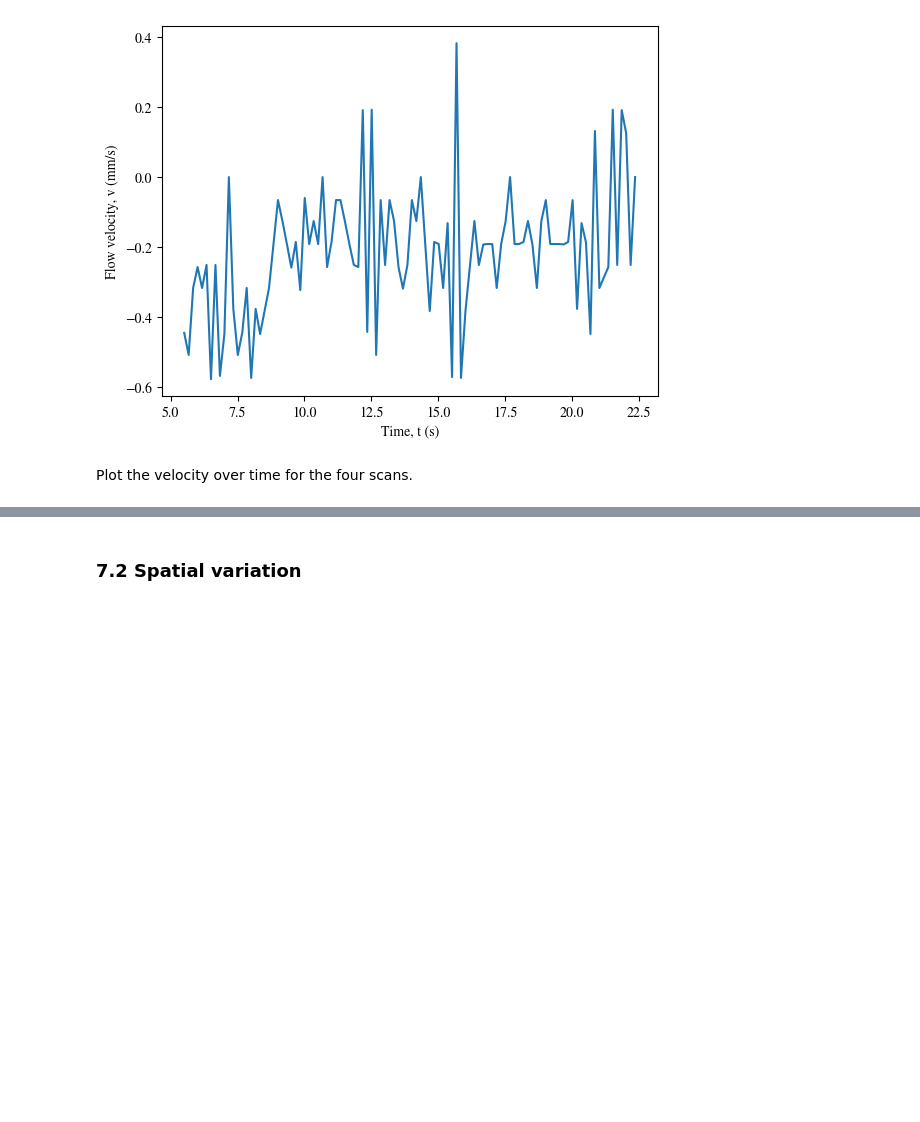
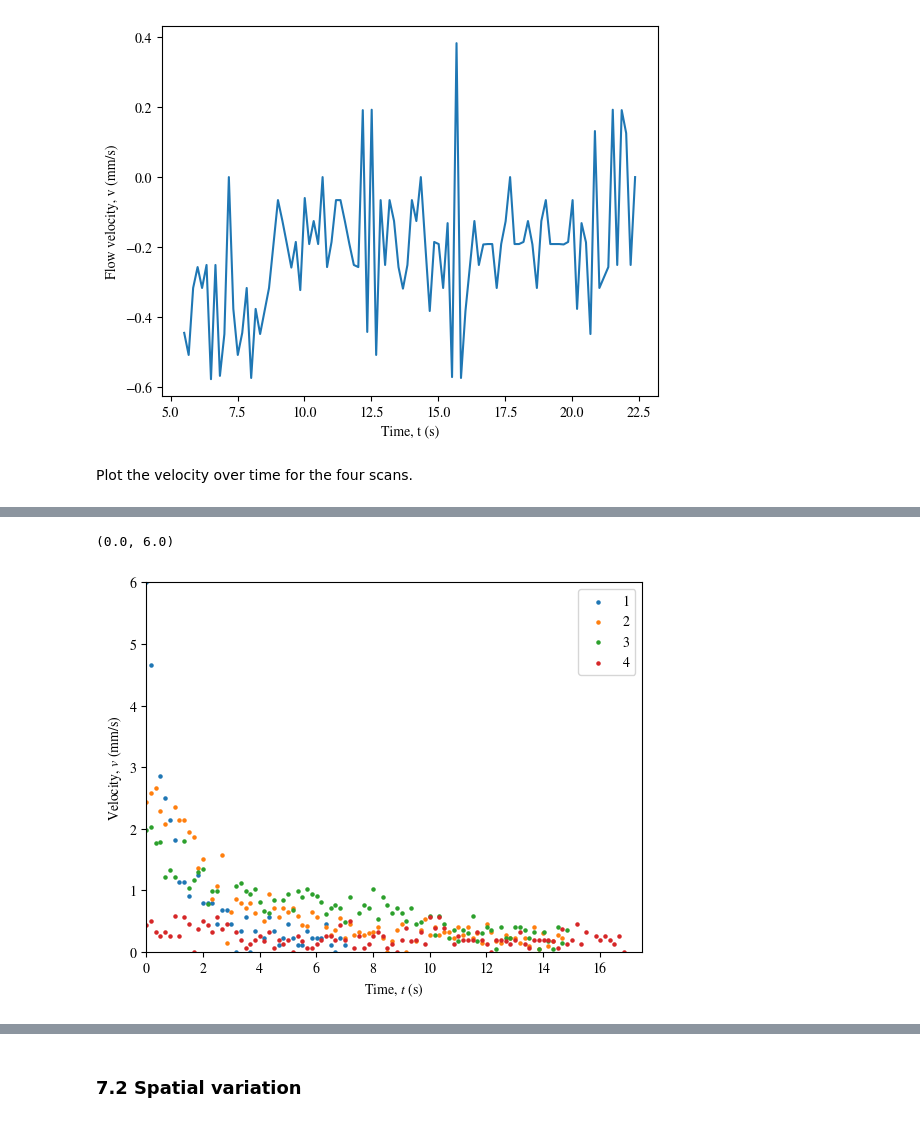
Before and after one commit to ZLoverty/WPM, a Jupyter notebook: Code/Surface_and_flow.ipynb, the cells around one changed output, grey strips where cells are left out. Drawn from its saved outputs; the diff is of its cells as text; code cells hidden in the pictures; blank space fills up the shorter version.

```diff
--- a/Code/Surface_and_flow.ipynb
+++ b/Code/Surface_and_flow.ipynb
@@ -264,0 +347,11 @@ plt.legend([1,2,3,4])
+# %%
+for key in dfall:
+    plt.scatter(dfall.index, dfall[key], s=5)
+plt.legend([1,2,3,4])
+plt.xlabel("Time, $t$ (s)")
+plt.ylabel("Velocity, $v$ (mm/s)")
+plt.xlim([0,17.5])
+plt.ylim([0,6])
+# %% [output]
+(0.0, 6.0)
+[figure, added]
```
Also changed, not shown: parts of 10 cells of this notebook.
